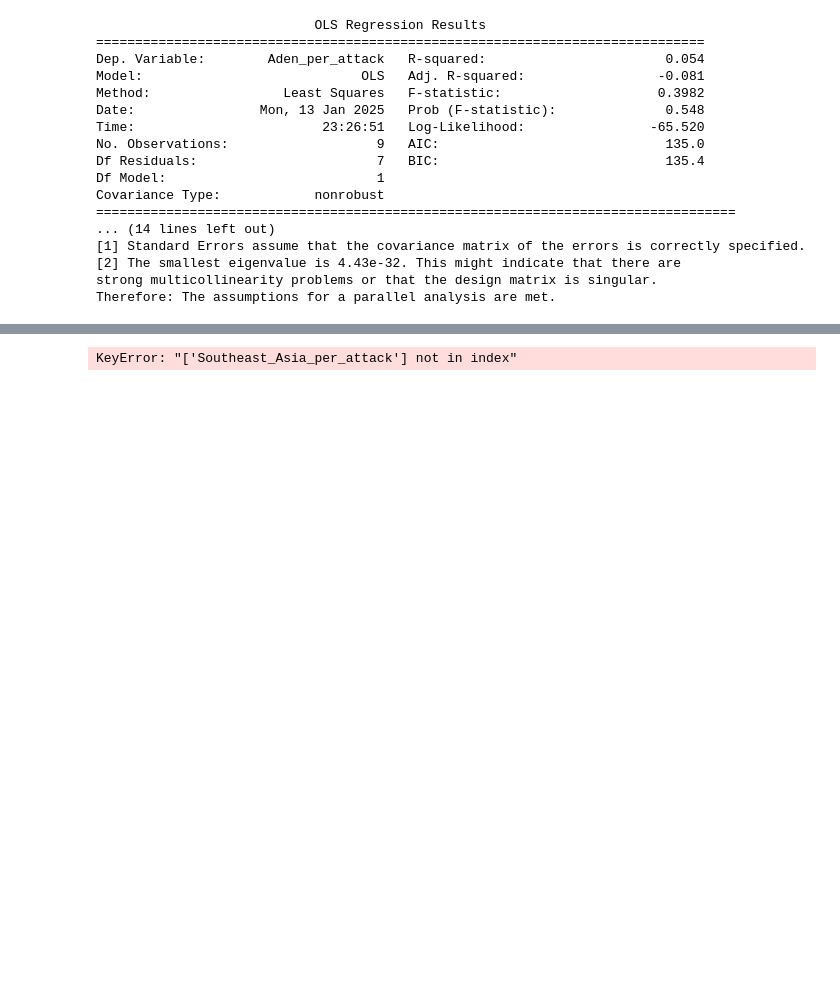
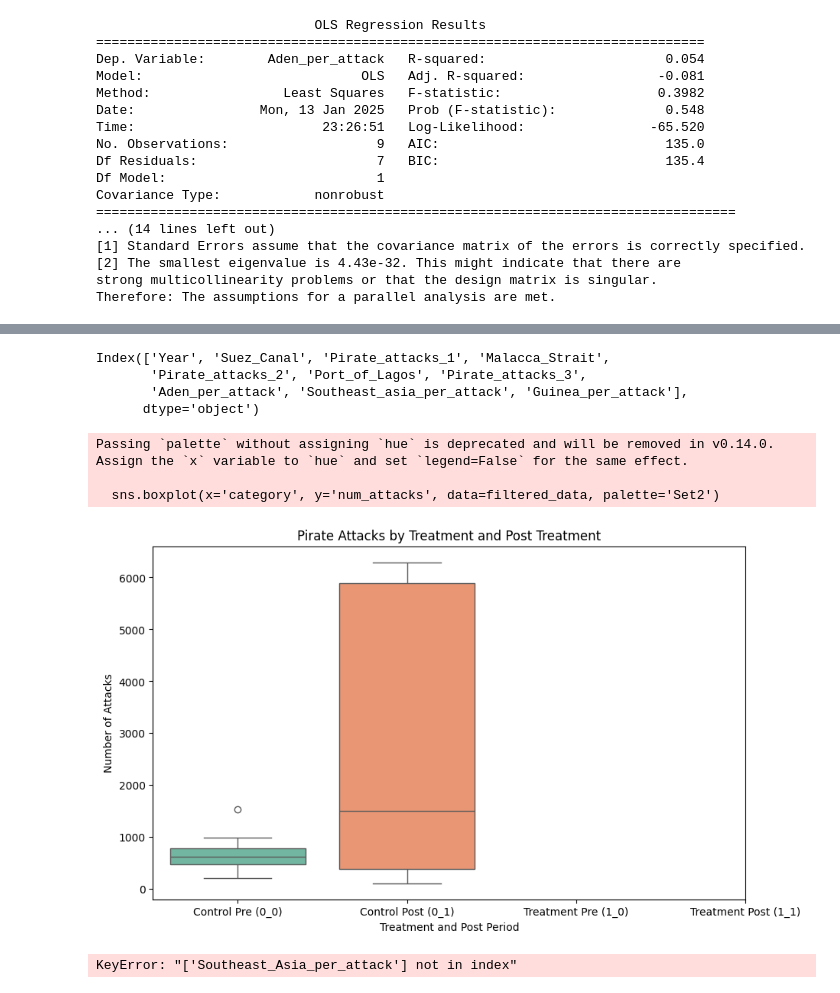
Before and after one commit to yuhengding1206/QM2-2024, a Jupyter notebook: W1_Python_Recap Copy.ipynb, the cells around one changed output, grey strips where cells are left out. Saved outputs shown, nothing was run; the diff lists cells and outputs as text; code cells hidden in the pictures; blank space fills up the shorter version.

```diff
--- a/W1_Python_Recap Copy.ipynb
+++ b/W1_Python_Recap Copy.ipynb
@@ -1659,3 +1663,60 @@ Notes:
+# %%
+import pandas as pd
+import requests
+from io import StringIO
+import matplotlib.pyplot as plt
+from statsmodels.formula.api import ols
+import numpy as np
+import seaborn as sns
+
+# GitHub URL for the cleaned piracy data
+url = 'https://raw.githubusercontent.com/yuhengding1206/QM2-Project/main/cleaned_piracy_data_with_calculations.csv'
+
+# Fetch the CSV file content
+response = requests.get(url)
+df = pd.read_csv(StringIO(response.content.decode('utf-8')))
+
+# Print the column names to check for the correct ones
+print(df.columns)
+
+# Select the desired columns for Aden Gulf and Southeast Asia
+# Make sure to use correct column names based on your printout
+selected_data = df[['Year', 'Aden_per_attack', 'Guinea_per_attack']]  # Check the column names
+
+# Filter for the specific years (2000 to 2020)
+filtered_data = selected_data[(selected_data['Year'] >= 2000) & (selected_data['Year'] <= 2020)]
+
+# Create treatment variable for Aden Gulf (1) and Southeast Asia (0)
+filtered_data['treatment'] = np.where(filtered_data['Aden_per_attack'].notnull(), 1, 0)
+
+# Create post variable (1 for post-2008, 0 for pre-2009)
+filtered_data['post'] = np.where(filtered_data['Year'] >= 2009, 1, 0)
+
+# Create a variable for the counts of attacks
+filtered_data['num_attacks'] = np.where(filtered_data['treatment'] == 1, filtered_data['Aden_per_attack'], filtered_data['Guinea_per_attack'])
+
+# Create a new category variable for the boxplot
+filtered_data['category'] = (
+    filtered_data['treatment'].astype(str) + "_" + filtered_data['post'].astype(str)
+)
+
+# Visualize boxplot for pre and post periods by treatment group
+plt.figure(figsize=(10, 6))
+sns.boxplot(x='category', y='num_attacks', data=filtered_data, palette='Set2')
+plt.xlabel('Treatment and Post Period')
+plt.ylabel('Number of Attacks')
+plt.title('Pirate Attacks by Treatment and Post Treatment')
+plt.xticks(ticks=[0, 1, 2, 3], labels=["Control Pre (0_0)", "Control Post (0_1)", "Treatment Pre (1_0)", "Treatment Post (1_1)"])
+plt.show()
+# %% [output]
+Index(['Year', 'Suez_Canal', 'Pirate_attacks_1', 'Malacca_Strait',
+       'Pirate_attacks_2', 'Port_of_Lagos', 'Pirate_attacks_3',
+       'Aden_per_attack', 'Southeast_asia_per_attack', 'Guinea_per_attack'],
+      dtype='object')
+Passing `palette` without assigning `hue` is deprecated and will be removed in v0.14.0. Assign the `x` variable to `hue` and set `legend=False` for the same effect.
+
+  sns.boxplot(x='category', y='num_attacks', data=filtered_data, palette='Set2')
+[figure, added]
 # %%
 # %% [output]
 KeyError: "['Southeast_Asia_per_attack'] not in index"
```
Also changed, not shown: parts of 3 cells of this notebook.
